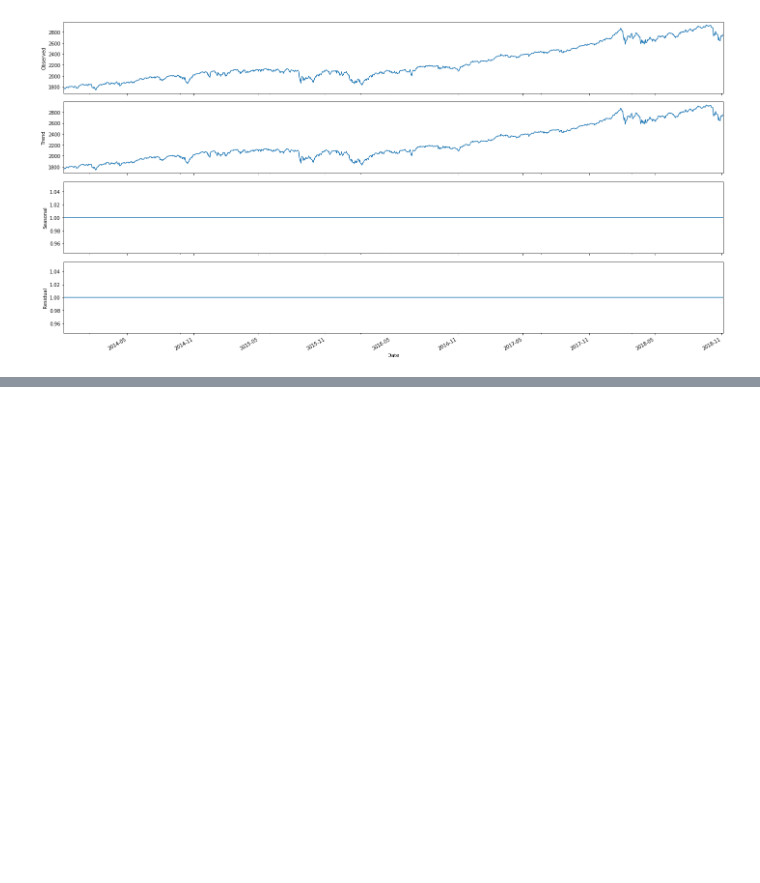
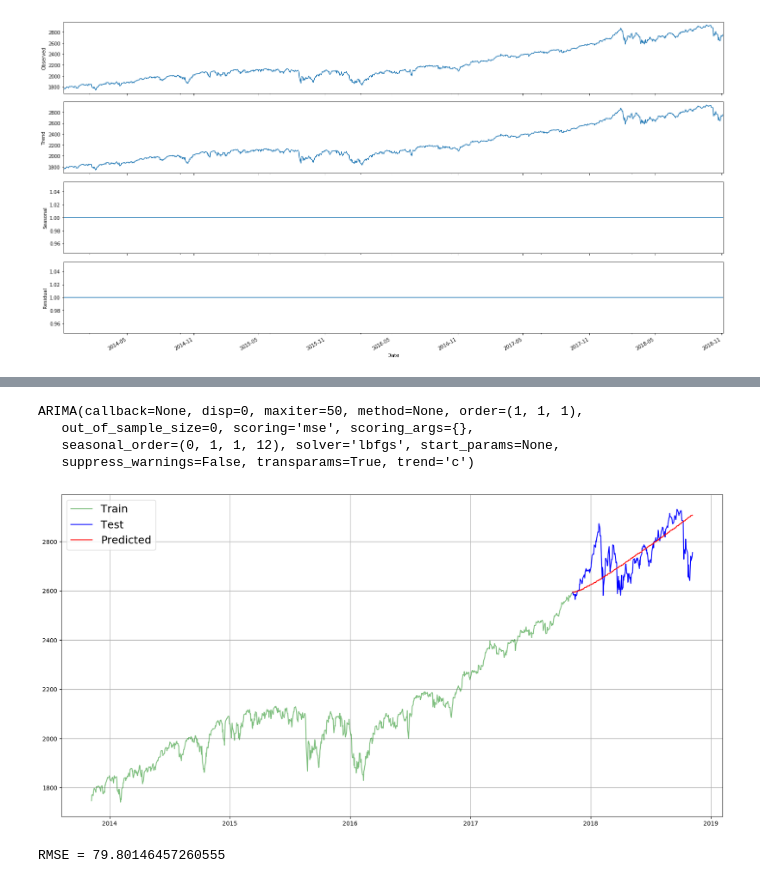
Before and after one commit to nagaraj-h/stock_index_prediction, a Jupyter notebook: spx.ipynb, the cells around one changed output, grey strips where cells are left out. Cells and saved outputs as stored; diff of their text form; code cells hidden in the pictures; blank space fills up the shorter version.

Commit message:
Completed Auto ARIMA using pyramid.arima

```diff
--- a/spx.ipynb
+++ b/spx.ipynb
@@ -398,0 +390,6 @@ from pyramid.arima import auto_arima
+# %%
+split_length = int(spx.shape[0] * 0.8)
+train = spx[['Close']][:split_length]
+test = spx[['Close']][split_length:]
+# %%
+model = auto_arima(train, start_p=1, start_q=1, max_p=3, max_q=3, m=12, start_P=0, sasonal=False, d=1, D=1, trace=True, error_action='ignore', surpress_warnings=True)
@@ -398,0 +411,14 @@ from pyramid.arima import auto_arima
+# %%
+model.fit(train)
+# %% [output]
+ARIMA(callback=None, disp=0, maxiter=50, method=None, order=(1, 1, 1),
+   out_of_sample_size=0, scoring='mse', scoring_args={},
+   seasonal_order=(0, 1, 1, 12), solver='lbfgs', start_params=None,
+   suppress_warnings=False, transparams=True, trend='c')
+# %%
+test['pred'] = model.predict(n_periods=test.shape[0])
+# %%
+plot_preds(train, test)
+# %% [output]
+[figure, added]
+RMSE = 79.80146457260555
```
Also changed, not shown: parts of 12 cells of this notebook.
